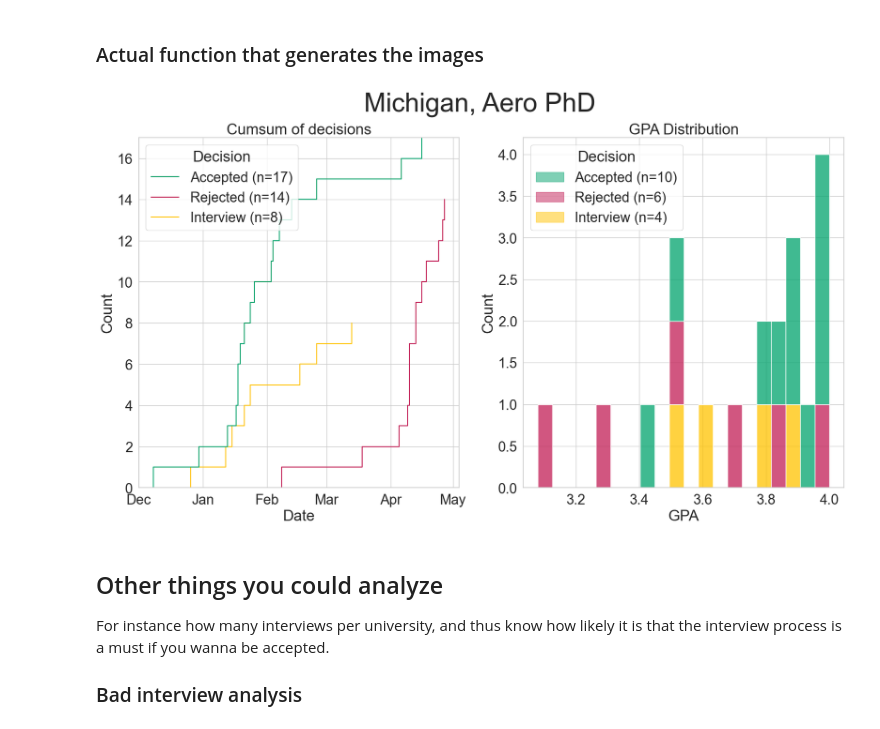
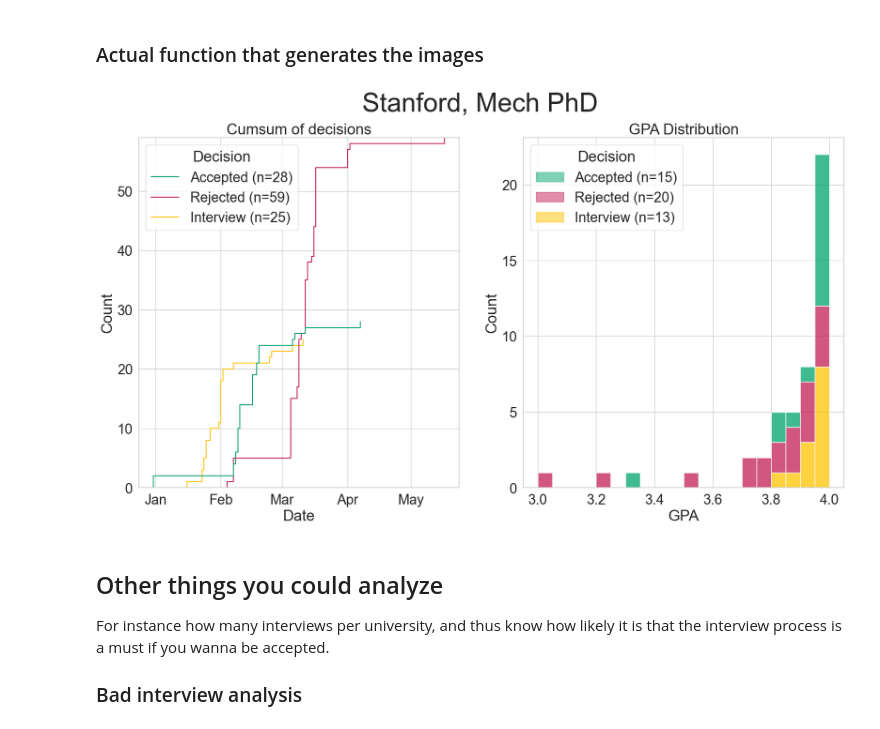
Before and after one commit to beverleyy/gradcafe_analysis, a Jupyter notebook: app/GradAnalysis.ipynb, the cells around one changed output. Drawn from its saved outputs; the diff is of its cells as text; code cells hidden in the pictures.

```diff
--- a/app/GradAnalysis.ipynb
+++ b/app/GradAnalysis.ipynb
@@ -37,13 +38,6 @@ df = df.drop_duplicates()
 df['decdate'].fillna(df['date_add'], inplace=True)
 df['decdate_ts'].fillna(df['date_add_ts'], inplace=True)
 df['decdate_ts'] = df['decdate_ts'].astype('int')
-
-df['major'] = df['major'].replace(
-    'Computational Sciences, Engineering And Mathematics (CSEM) (Computational Sciences, Engineering And Mathematics (CSEM))',
-    'Computational Sciences, Engineering And Mathematics (CSEM)')
-df['major'] = df['major'].replace(
-    'Computational Sciences, Engineering And Mathematics (CSEM)(Computational Sciences, Engineering And Mathematics (CSEM))',
-    'Computational Sciences, Engineering And Mathematics (CSEM)')
 # %%
 def vec_dt_replace(series, year=None, month=None, day=None):
     return pd.to_datetime(
@@ -72,17 +66,20 @@ def create_filter(df,
     if degree is not None:
         filt = (filt) & (df['degree'] == degree)
     if prog is not None:
-        filt = (filt) & (df['major'].astype(str).str.contains(prog))
+        if isinstance(prog, str):
+            filt = (filt) & (df['major'].str.contains(prog, case=False))
+        elif isinstance(prog, list):
+            filt = (filt) & (df['major'].str.lower().isin([x.lower() for x in prog]))
     if decisionfin is not None:
         if isinstance(decisionfin, str):
             filt = (filt) & (df['decisionfin'].str.contains(decisionfin, case=False))
         elif isinstance(decisionfin, list):
-            filt = (filt) & (df['decisionfin'].isin(decisionfin))
+            filt = (filt) & (df['decisionfin'].str.lower().isin([x.lower() for x in decisionfin]))
     if institution is not None:
         if isinstance(institution, str):
             filt = (filt) & (df['institution'].str.contains(institution, case=False))
         elif isinstance(institution, list):
-            filt = (filt) & (df['institution'].isin(institution))
+            filt = (filt) & (df['institution'].str.lower().isin([x.lower() for x in institution]))
     if gpa:
         filt = (filt) & (~df['gpa'].isna()) & (df['gpa'] <= 4)
 
@@ -107,7 +104,10 @@ def get_uni_stats(u_df,
     # Maybe its own method, too
     u_df = u_df.copy()
     u_df = u_df[~u_df['decdate'].isna()]
-    u_df.loc[:,'year'] = u_df['decdate'].str[-4:].astype(int)
+
+    u_df.loc[:,'year'] = pd.to_numeric(u_df['decdate'].str[-4:],errors='coerce')
+    u_df = u_df.dropna(subset=['year'])
+
     u_df = u_df[(u_df['year'] > 2000) & (u_df['year'] < datetime.datetime.now().year)]
 
     # Normalize to 2020. 2020 is a good choice because it's recent AND it's a leap year
@@ -204,6 +204,7 @@ def get_uni_stats(u_df,
 
     # Get GPA stats
     mscs_filt = create_filter(u_df, degree, status_type, institution = search, prog = major, gpa = True)
+
     sns.histplot(data=u_df[mscs_filt],
                  multiple="stack",
                  x='gpa',
@@ -232,9 +233,9 @@ def get_uni_stats(u_df,
 # %%
 # Change 'search' accordingly
 # histype='ecdf' for increased granularity
-get_uni_stats(df_1720, histype='ecdf', search='Michigan', major='Aero', title='Michigan', degree='PhD', field='Aero')
+get_uni_stats(df_1720, histype='ecdf', search='Stanford', major='Mech', title='Stanford', degree='PhD', field='Mech')
 # %% [output]
-[figure, old version]
+[figure, new version]
 # %% [markdown]
 ## Other things you could analyze
 
```
Also changed, not shown: parts of 9 cells of this notebook, 5 other files.
